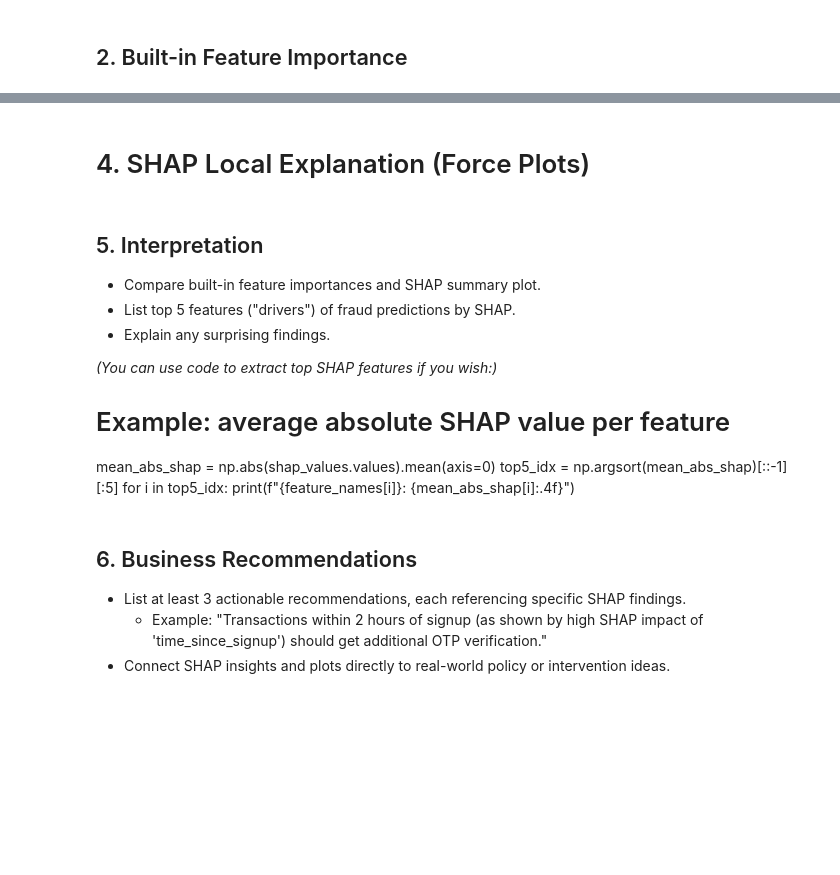
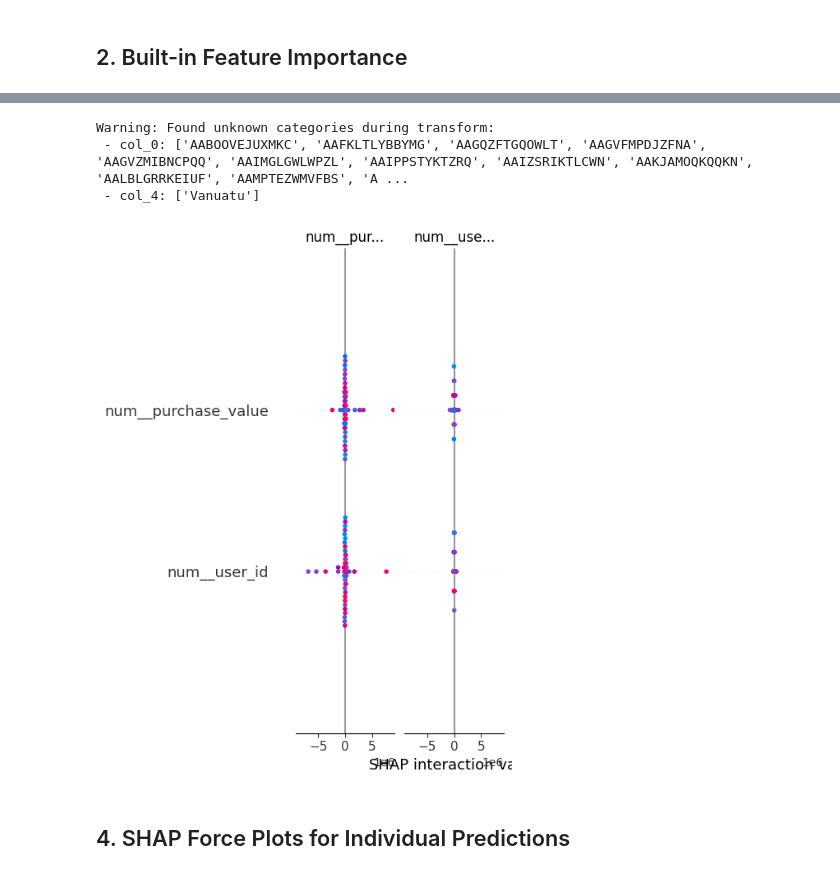
Before and after one commit to Moggycool/fraud-detection, a Jupyter notebook: notebooks/shap-explainability.ipynb, the cells around one changed output, grey strips where cells are left out. Drawn from its saved outputs; the diff is of its cells as text; code cells hidden in the pictures; blank space fills up the shorter version.

Commit message:
Implement code changes to enhance functionality and improve performance

```diff
--- a/notebooks/shap-explainability.ipynb
+++ b/notebooks/shap-explainability.ipynb
@@ -60,2 +91,23 @@ plt.show()
+# %%
+## 3. SHAP Global Explanation (Summary Plot)
+## SHAP summary plot for the first 50 test samples (for performance)
+
+from scipy import sparse
+
+# After preprocessor.transform(...)
+X_test_p = preprocessor.transform(X_test)
+if sparse.issparse(X_test_p):
+    X_test_p = X_test_p.toarray()
+X_test_p = np.asarray(X_test_p, dtype=np.float64)
+
+explainer = shap.TreeExplainer(model)
+X_shap = X_test_p[:50]
+shap_values = explainer(X_shap, check_additivity=False)
+shap.summary_plot(shap_values.values, X_shap, feature_names=feature_names, plot_type="dot")
+# %% [output]
+Warning: Found unknown categories during transform:
+ - col_0: ['AABOOVEJUXMKC', 'AAFKLTLYBBYMG', 'AAGQZFTGQOWLT', 'AAGVFMPDJZFNA', 'AAGVZMIBNCPQQ', 'AAIMGLGWLWPZL', 'AAIPPSTYKTZRQ', 'AAIZSRIKTLCWN', 'AAKJAMOQKQQKN', 'AALBLGRRKEIUF', 'AAMPTEZWMVFBS', 'A ...
+ - col_4: ['Vanuatu']
+[figure, added]
 # %% [markdown]
-# 4. SHAP Local Explanation (Force Plots)
+## 4. SHAP Force Plots for Individual Predictions
@@ -88,23 +113,0 @@ if case_indices["FN"] is not None:
-# %% [markdown]
-
-
-## 5. Interpretation
-
-- Compare built-in feature importances and SHAP summary plot.
-- List top 5 features ("drivers") of fraud predictions by SHAP.
-- Explain any surprising findings.
-
-*(You can use code to extract top SHAP features if you wish:)*
-
-# Example: average absolute SHAP value per feature
-mean_abs_shap = np.abs(shap_values.values).mean(axis=0)
-top5_idx = np.argsort(mean_abs_shap)[::-1][:5]
-for i in top5_idx:
-    print(f"{feature_names[i]}: {mean_abs_shap[i]:.4f}")
-# %% [markdown]
-
-## 6. Business Recommendations
-
-- List at least 3 actionable recommendations, each referencing specific SHAP findings.
-  - Example: "Transactions within 2 hours of signup (as shown by high SHAP impact of 'time_since_signup') should get additional OTP verification."
-- Connect SHAP insights and plots directly to real-world policy or intervention ideas.
```
Also changed, not shown: parts of 17 cells of this notebook.
